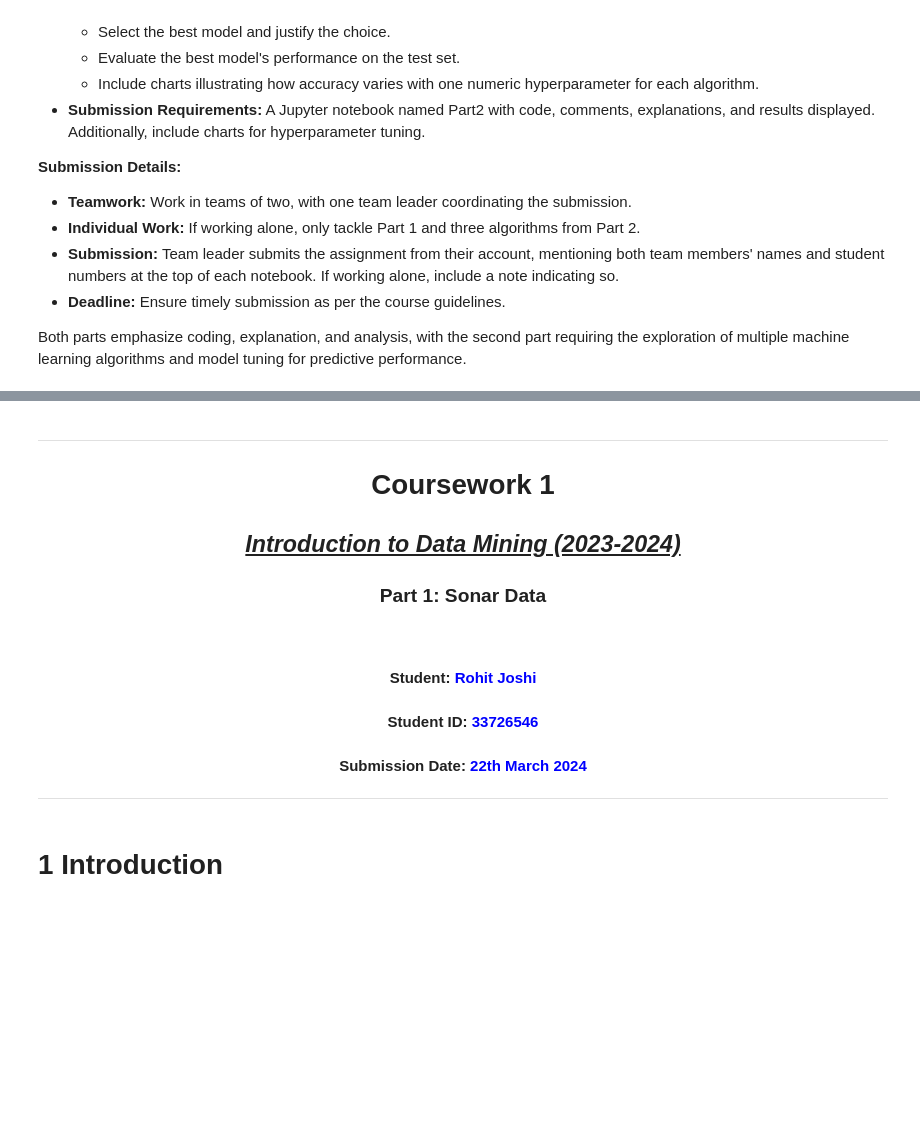
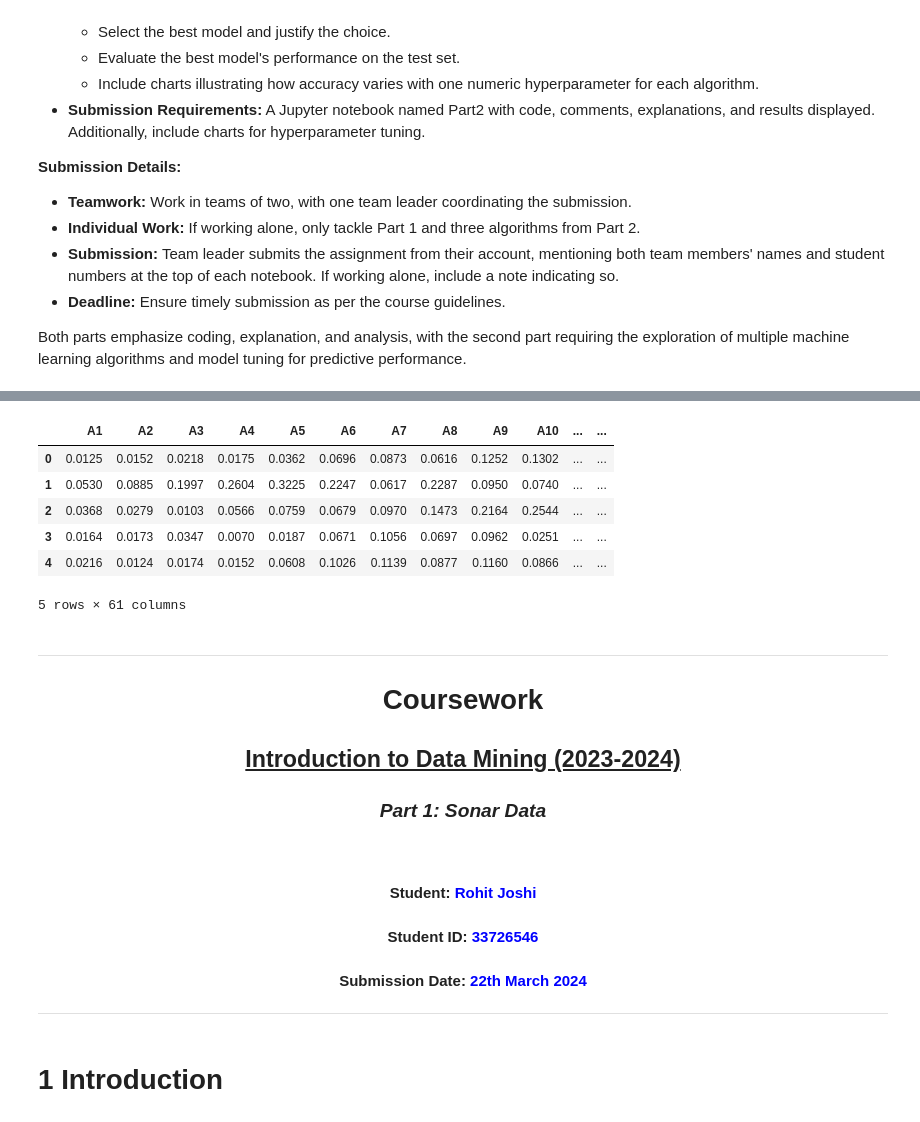
Before and after one commit to rjosh003-CS/Data-Mining-coursework, a Jupyter notebook: DM_Coursework_part_1.ipynb, the cells around one changed output, grey strips where cells are left out. Drawn from its saved outputs; the diff is of its cells as text; code cells hidden in the pictures; blank space fills up the shorter version.

```diff
--- a/DM_Coursework_part_1.ipynb
+++ b/DM_Coursework_part_1.ipynb
@@ -152,10 +241,20 @@ not_clonned: False
+# %%
+test_data.head()
+# %% [output]
+|  | A1 | A2 | A3 | A4 | A5 | A6 | A7 | A8 | A9 | A10 | ... | ... |
+| 0 | 0.0125 | 0.0152 | 0.0218 | 0.0175 | 0.0362 | 0.0696 | 0.0873 | 0.0616 | 0.1252 | 0.1302 | ... | ... |
+| 1 | 0.0530 | 0.0885 | 0.1997 | 0.2604 | 0.3225 | 0.2247 | 0.0617 | 0.2287 | 0.0950 | 0.0740 | ... | ... |
+| 2 | 0.0368 | 0.0279 | 0.0103 | 0.0566 | 0.0759 | 0.0679 | 0.0970 | 0.1473 | 0.2164 | 0.2544 | ... | ... |
+| 3 | 0.0164 | 0.0173 | 0.0347 | 0.0070 | 0.0187 | 0.0671 | 0.1056 | 0.0697 | 0.0962 | 0.0251 | ... | ... |
+| 4 | 0.0216 | 0.0124 | 0.0174 | 0.0152 | 0.0608 | 0.1026 | 0.1139 | 0.0877 | 0.1160 | 0.0866 | ... | ... |
+5 rows × 61 columns
 # %% [markdown]
 ---
 <h1></h1>
-<h1 align = center><b>Coursework 1 </b><h1>
-<h2 align = center><u><i>Introduction to Data Mining (2023-2024)</i></u></h2>
+<h1 align = center><b>Coursework</b><h1>
+<h2 align = center><u>Introduction to Data Mining (2023-2024)</u></h2>
 
-<h3 align = center>Part 1: Sonar Data</h3>
+<h3 align = center><i>Part 1: Sonar Data</i></h3>
 
 <br>
 <h4 align = center>Student:  <span style="color:blue">Rohit Joshi</span></h4>
```
Also changed, not shown: parts of 7 cells of this notebook.
